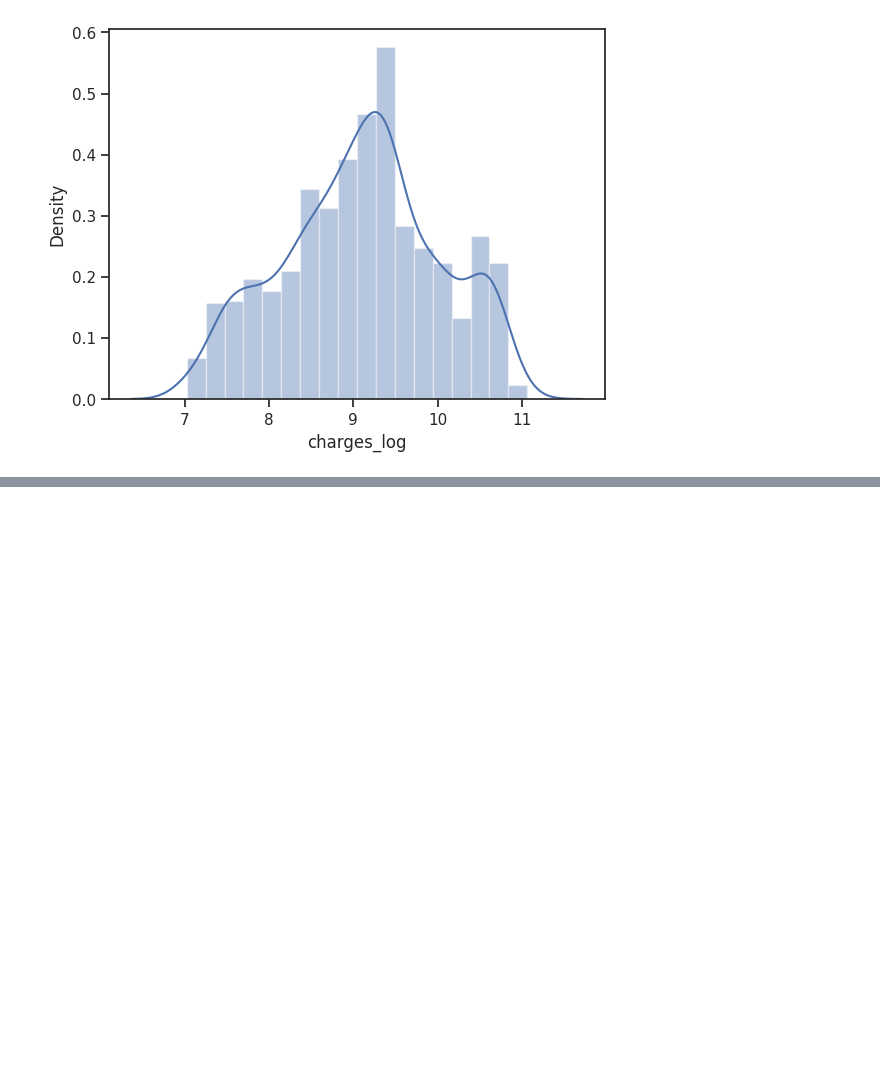
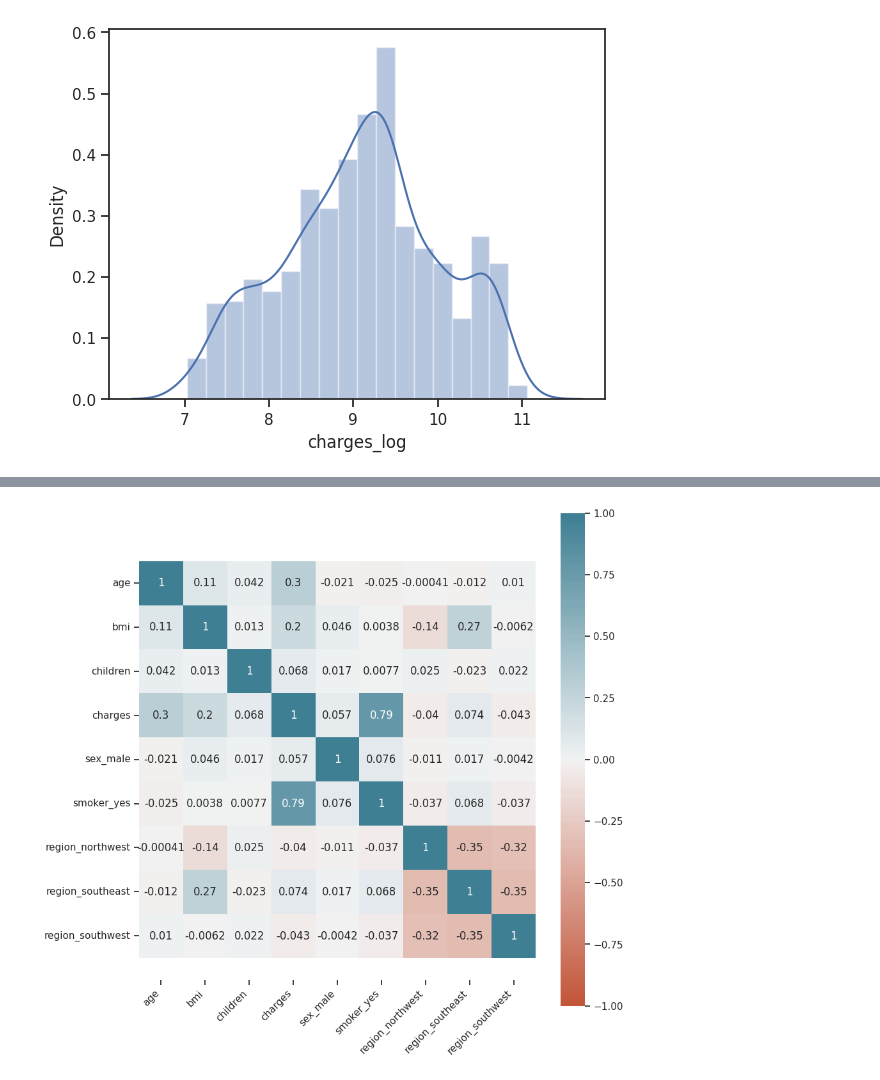
Before and after one commit to Berkay-Bozkurt/Medical_Cost_Analysis, a Jupyter notebook: cost_analaysis.ipynb, the cells around one changed output, grey strips where cells are left out. Saved outputs shown, nothing was run; the diff lists cells and outputs as text; code cells hidden in the pictures; blank space fills up the shorter version.

Commit message:
data analaysis

```diff
--- a/cost_analaysis.ipynb
+++ b/cost_analaysis.ipynb
@@ -147,0 +151,17 @@ df['sex_encoded'] = label_encoder.fit_transform(df['sex'])
+# %%
+# Create a OneHotEncoder instance with drop='first'
+one_hot_encoder = OneHotEncoder(drop='first')
+
+# Encode categorical columns: 'sex', 'smoker', and 'region'
+categorical_columns = ['sex', 'smoker', 'region', "children"]
+
+# Fit and transform the categorical columns
+encoded_features = one_hot_encoder.fit_transform(df[categorical_columns]).toarray()
+
+# Get feature names after encoding
+encoded_column_names = one_hot_encoder.get_feature_names_out(input_features=categorical_columns)
+
+# Create a DataFrame with the encoded features and concatenate it with the original DataFrame
+encoded_df = pd.DataFrame(encoded_features, columns=encoded_column_names)
+df_encoded = pd.concat([df, encoded_df], axis=1)
+df_encoded
@@ -147,0 +182,18 @@ df['sex_encoded'] = label_encoder.fit_transform(df['sex'])
+# %%
+corr = df_encoded[["age", "bmi", "children", "charges", "sex_male", "smoker_yes", "region_northwest", "region_southeast", "region_southwest"]].corr()
+
+plt.figure(figsize=(10, 10))
+ax = sns.heatmap(
+    corr,
+    vmin=-1, vmax=1, center=0,
+    cmap=sns.diverging_palette(20, 220, n=200),
+    square=True, annot = True
+)
+ax.set_xticklabels(
+    ax.get_xticklabels(),
+    rotation=45,
+    horizontalalignment='right'
+)
+ax.set_ylim(len(corr)+0.5, -0.5);
+# %% [output]
+[figure, added]
```
Also changed, not shown: parts of 30 cells of this notebook.
